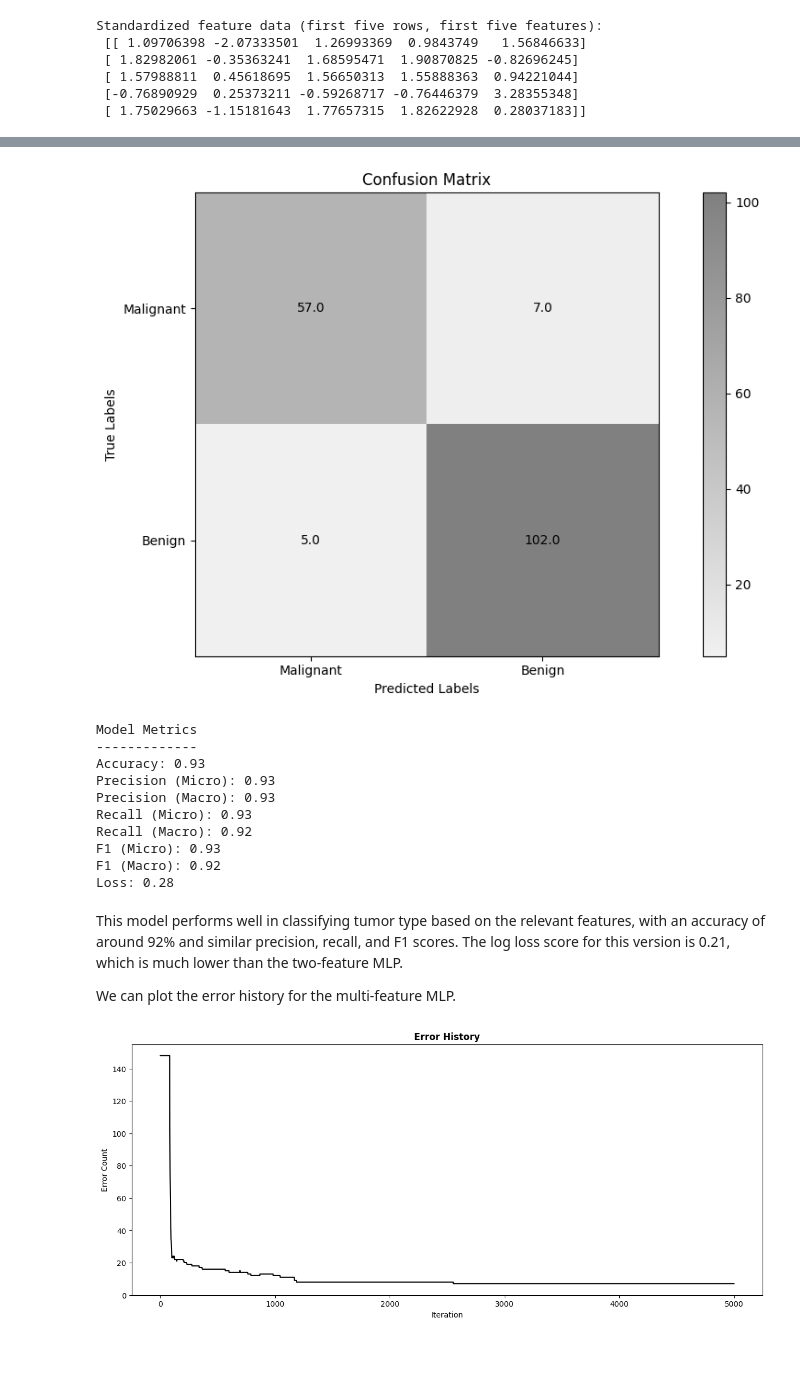
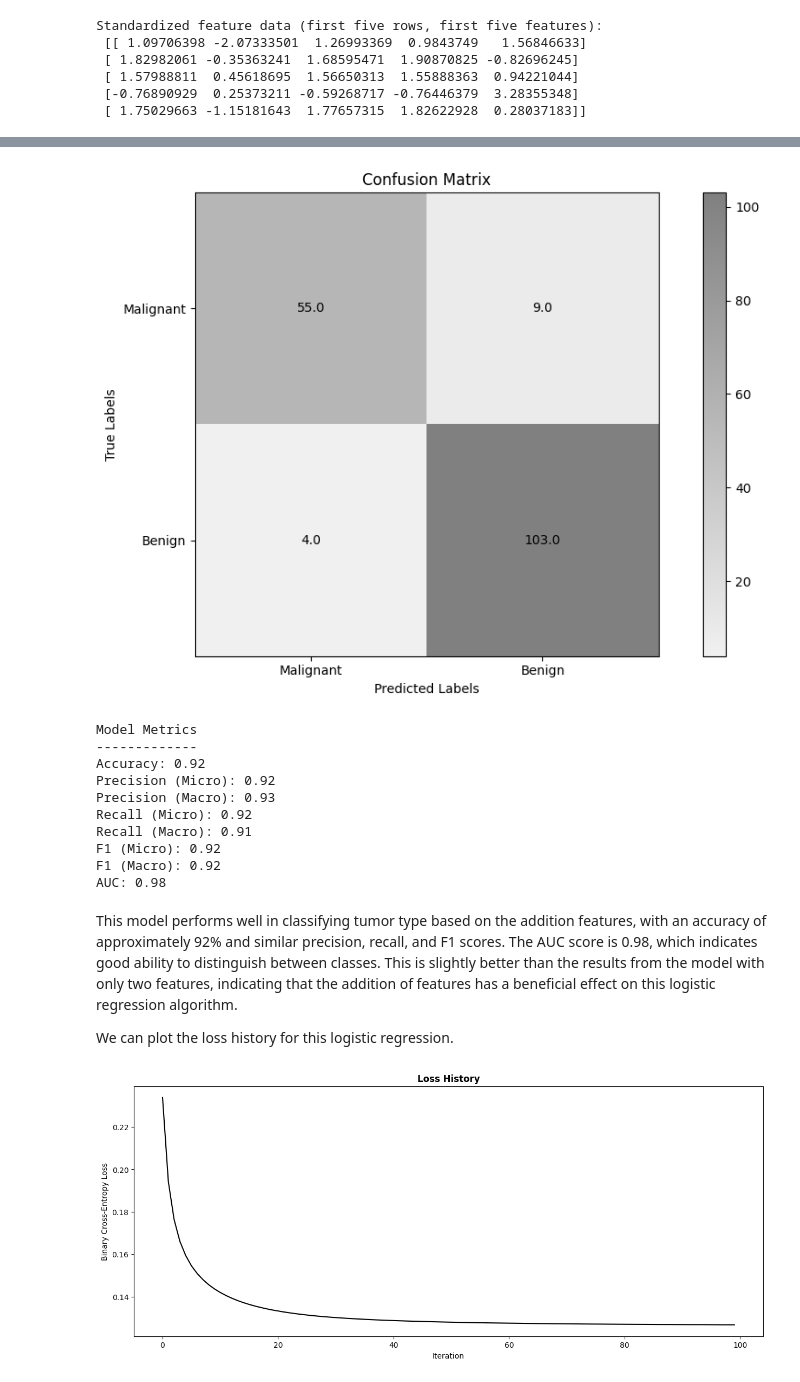
Before and after one commit to emilia-cichocki/CMOR_438_Fall_2025_Emilia, a Jupyter notebook: examples/supervised_learning_examples/logistic_regression/logistic_regression_example.ipynb, the cells around one changed output, grey strips where cells are left out. Cells and saved outputs as stored; diff of their text form; code cells hidden in the pictures; blank space fills up the shorter version.

```diff
--- a/examples/supervised_learning_examples/perceptron/mlp_example.ipynb
+++ b/examples/supervised_learning_examples/logistic_regression/logistic_regression_example.ipynb
@@ -372,7 +346,7 @@ Standardized feature data (first five rows, first five features):
 # %%
 # Splitting the data into training and testing arrays
 train_array_mult, test_array_mult, train_targets_mult, test_targets_mult = train_test(cancer_data_normal_mult, cancer_status, stratify = cancer_status, random_state = 438)
-train_targets_mult = train_targets_mult.reshape(-1, 1)
+
 # Verifying sizes of each array
 print(f"Shape of training array: {train_array_mult.shape}")
 print(f"Shape of training targets: {train_targets_mult.shape}")
@@ -385,9 +359,10 @@ Shape of testing array: (171, 9)
 Shape of testing targets: (171,)
 # %%
 # Fitting the model
-mlp_mult = multilayer_Perceptron([9, 5, 3, 2, 1], epochs = 5000, learning_rate = 0.01)
-mlp_mult.fit(train_array_mult, train_targets_mult)
+reg_mult = logistic_regression(epochs = 100)
+reg_mult.fit(train_array_mult, train_targets_mult)
 
 # Predicting tumor type based on testing data
-pred_mult, classes_mult = mlp_mult.prediction(test_array_mult)
+prediction_mult = reg_mult.prediction(test_array_mult)
+probs_mult = reg_mult.predict_proba(test_array_mult)
 # %% [markdown]
@@ -395,37 +370,36 @@ Because the model takes in nine features, there is no way to easily visualize th
 # %%
 # Plotting the confusion matrix
-conf_matrix = confusion_matrix(classes_mult.reshape(-1,), test_targets_mult, conf_matrix_labels = ['Malignant', 'Benign'])
+conf_matrix = confusion_matrix(prediction_mult, test_targets_mult, conf_matrix_labels = ['Malignant', 'Benign'])
 # %% [output]
-[figure, old version]
+[figure, new version]
 # %%
 # Evaluating model performance on various metrics
-print_model_metrics(classes_mult.reshape(-1,), test_targets_mult)
-loss = log_loss(pred_mult, test_targets_mult)
-print(f"Loss: {loss:.2f}")
+print_model_metrics(prediction_mult, test_targets_mult)
+print(f"AUC: {roc_auc(probs_mult, test_targets_mult):.2f}")
 # %% [output]
 Model Metrics
 -------------
-Accuracy: 0.93
-Precision (Micro): 0.93
+Accuracy: 0.92
+Precision (Micro): 0.92
 Precision (Macro): 0.93
-Recall (Micro): 0.93
-Recall (Macro): 0.92
-F1 (Micro): 0.93
+Recall (Micro): 0.92
+Recall (Macro): 0.91
+F1 (Micro): 0.92
 F1 (Macro): 0.92
-Loss: 0.28
+AUC: 0.98
 # %% [markdown]
-This model performs well in classifying tumor type based on the relevant features, with an accuracy of around 92% and similar precision, recall, and F1 scores. The log loss score for this version is 0.21, which is much lower than the two-feature MLP.
+This model performs well in classifying tumor type based on the addition features, with an accuracy of approximately 92% and similar precision, recall, and F1 scores. The AUC score is 0.98, which indicates good ability to distinguish between classes. This is slightly better than the results from the model with only two features, indicating that the addition of features has a beneficial effect on this logistic regression algorithm.
 
-We can plot the error history for the multi-feature MLP.
+We can plot the loss history for this logistic regression.
 # %%
-# Plotting the error history
-errors_mult = mlp_mult.error_
-iteration = np.arange(mlp_mult.epochs)
+# Plotting the loss history
+loss = reg_mult.loss_
+iteration = np.arange(len(loss))
 plt.figure(figsize = (15, 6))
-plt.plot(iteration, errors_mult, 'black')
-plt.title("Error History", fontweight = 'bold')
+plt.plot(iteration, loss, 'black')
+plt.title("Loss History", fontweight = 'bold')
 plt.xlabel("Iteration")
-plt.ylabel("Error Count")
+plt.ylabel("Binary Cross-Entropy Loss")
 plt.show()
 # %% [output]
-[figure, old version]
+[figure, new version]
```
Also changed, not shown: parts of 60 cells of this notebook, 24 other files.
